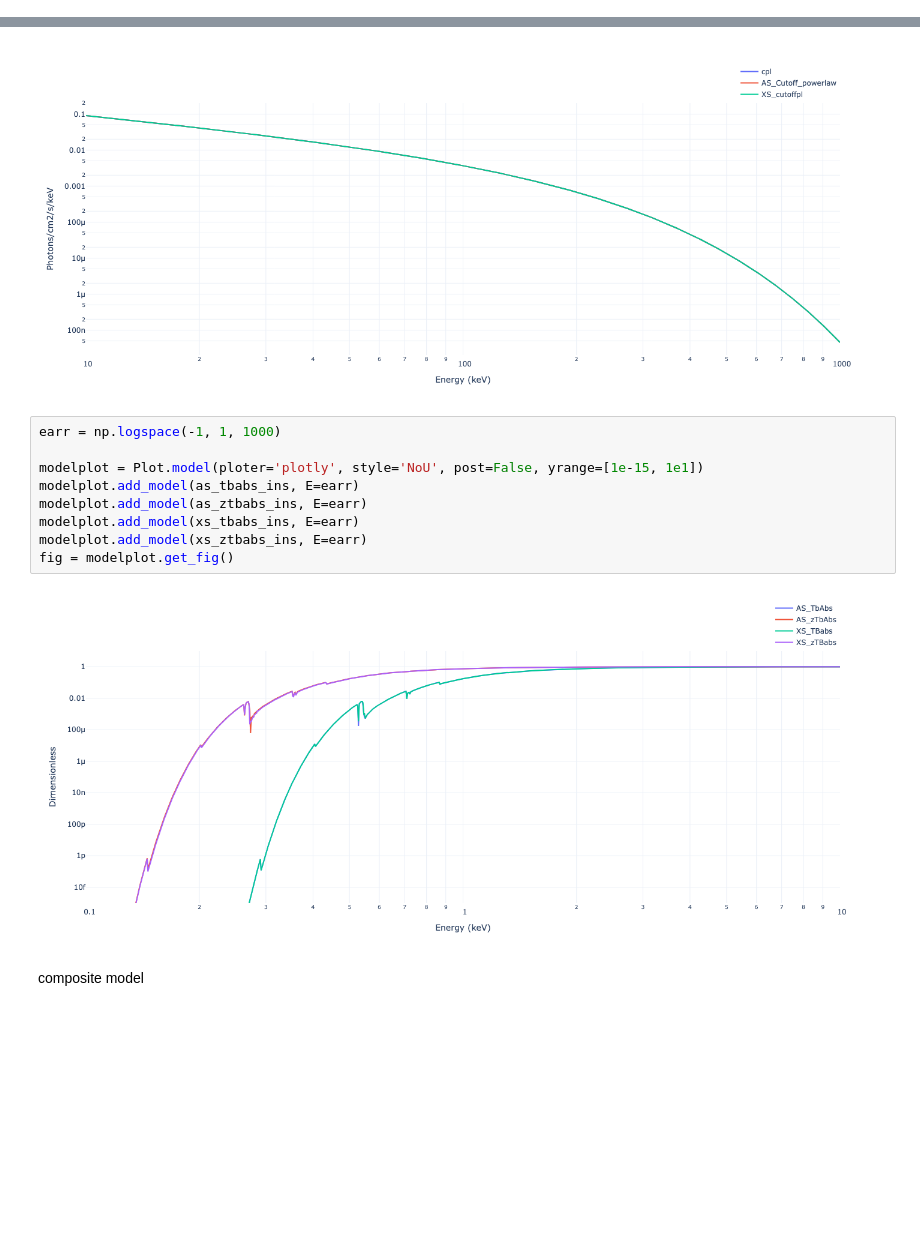
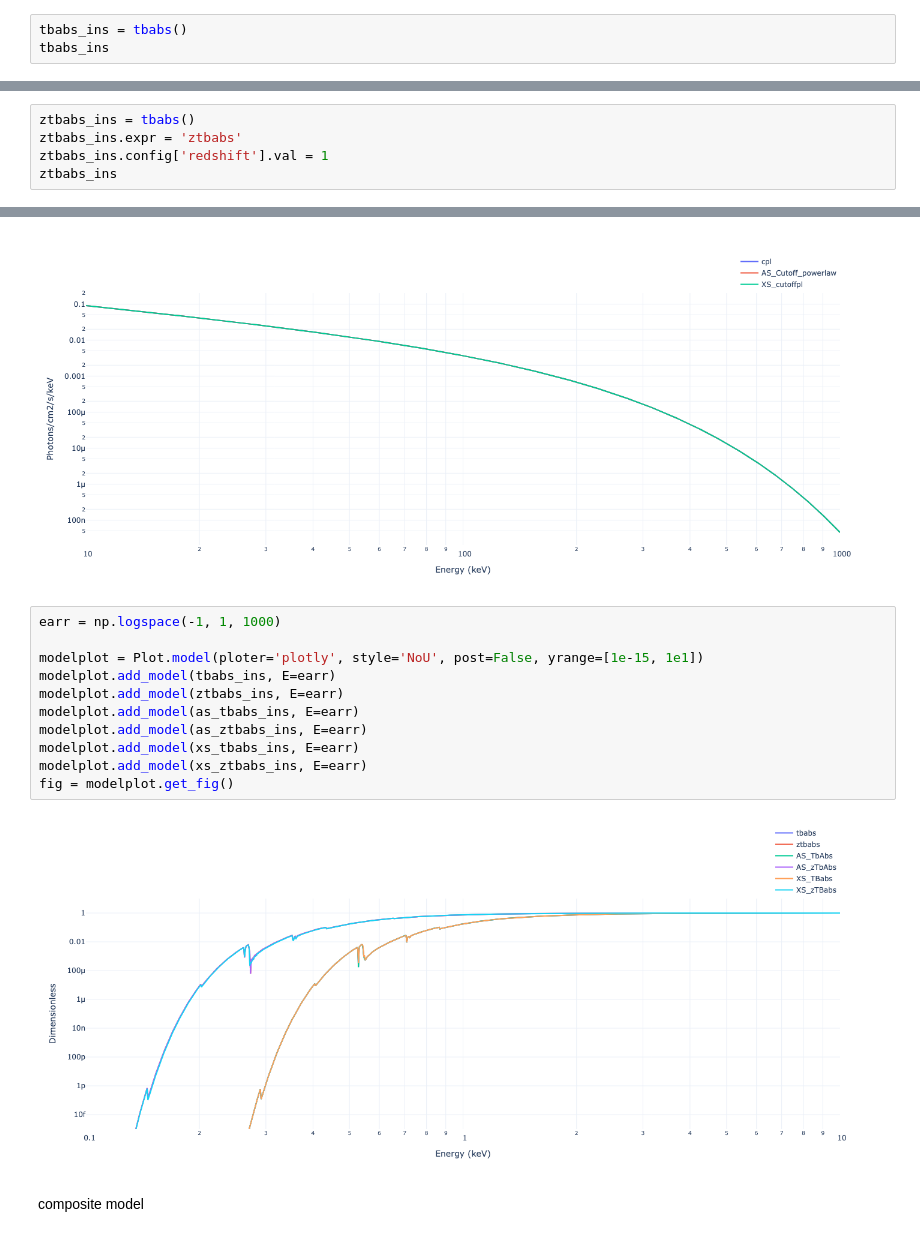
Before and after one commit to jyangch/bayspec, a Jupyter notebook: examples/model.ipynb, the cells around one changed output, grey strips where cells are left out. Drawn from its saved outputs; the diff is of its cells as text; blank space fills up the shorter version.

```diff
--- a/examples/model.ipynb
+++ b/examples/model.ipynb
@@ -58,3 +58,6 @@ Model Parameters
 | 1 | cpl | $\alpha$ | -1 | unif(-8, 4) |
 | 2 | cpl | log$E_c$ | 2 | unif(0, 4) |
 | 3 | cpl | log$A$ | 0 | unif(-10, 10) |
+# %%
+tbabs_ins = tbabs()
+tbabs_ins
@@ -60,0 +74,5 @@ Model Parameters
+# %%
+ztbabs_ins = tbabs()
+ztbabs_ins.expr = 'ztbabs'
+ztbabs_ins.config['redshift'].val = 1
+ztbabs_ins
@@ -235,14 +263,16 @@ fig = modelplot.get_fig()
 # %%
 earr = np.logspace(-1, 1, 1000)
 
 modelplot = Plot.model(ploter='plotly', style='NoU', post=False, yrange=[1e-15, 1e1])
+modelplot.add_model(tbabs_ins, E=earr)
+modelplot.add_model(ztbabs_ins, E=earr)
 modelplot.add_model(as_tbabs_ins, E=earr)
 modelplot.add_model(as_ztbabs_ins, E=earr)
 modelplot.add_model(xs_tbabs_ins, E=earr)
 modelplot.add_model(xs_ztbabs_ins, E=earr)
 fig = modelplot.get_fig()
 # %% [output]
-[figure, old version]
+[figure, new version]
 # %% [markdown]
 composite model
 # %%
```
Also changed, not shown: parts of 5 cells of this notebook, 15 other files.
